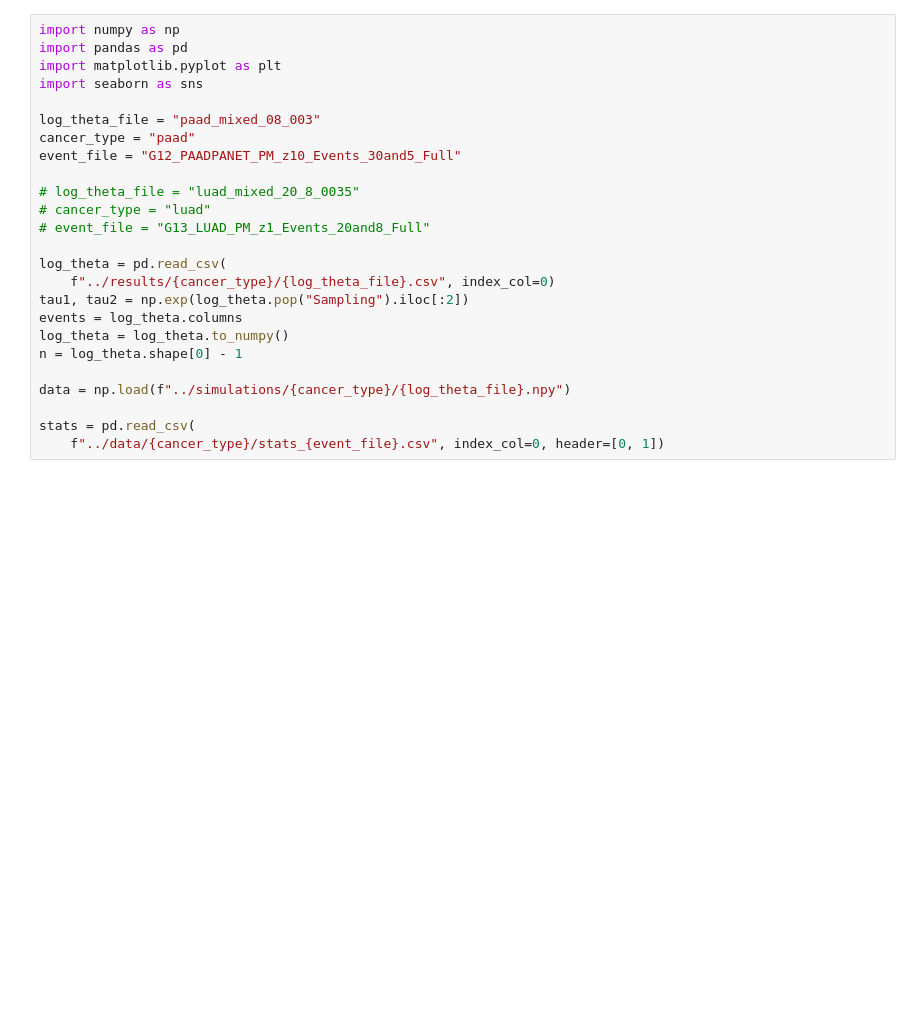
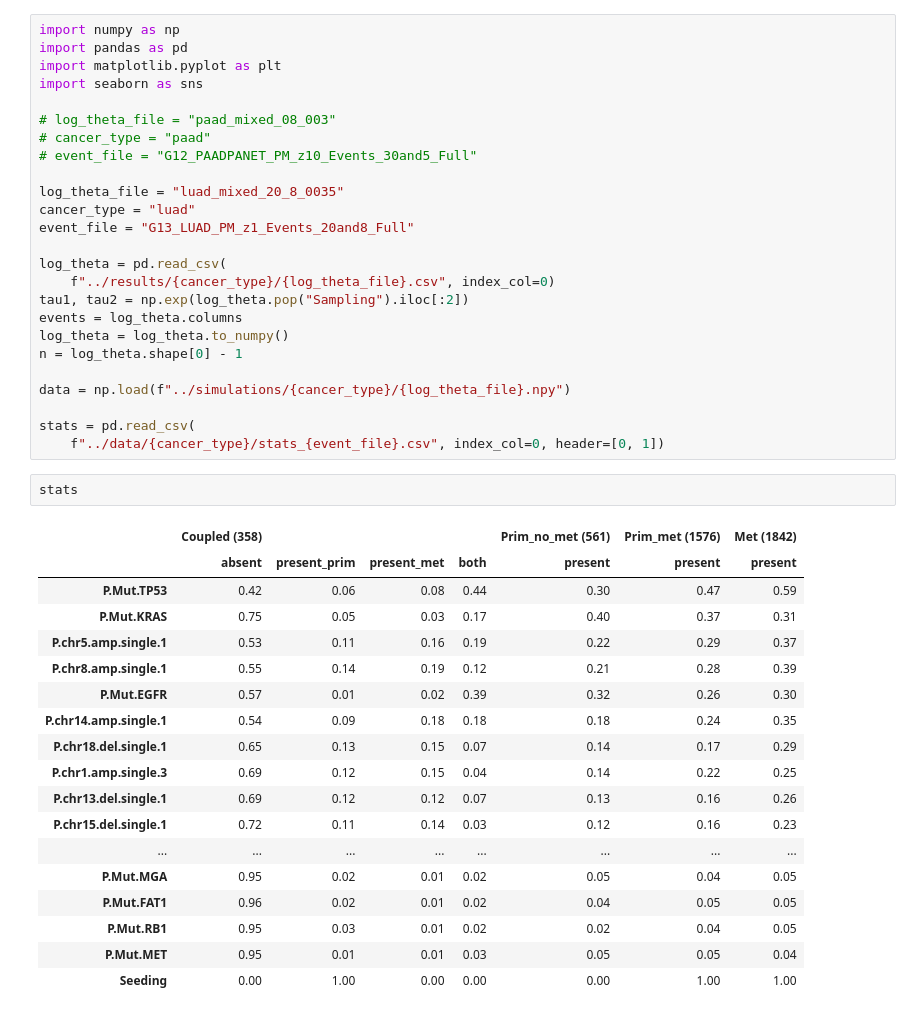
Before and after one commit to cbg-ethz/metMHN, a Jupyter notebook: analyses/frequency_analysis.ipynb, the cells around one changed output. Saved outputs shown, nothing was run; the diff lists cells and outputs as text; blank space fills up the shorter version.

```diff
--- a/analyses/frequency_analysis.ipynb
+++ b/analyses/frequency_analysis.ipynb
@@ -4,13 +4,13 @@ import pandas as pd
 import matplotlib.pyplot as plt
 import seaborn as sns
 
-log_theta_file = "paad_mixed_08_003"
-cancer_type = "paad"
-event_file = "G12_PAADPANET_PM_z10_Events_30and5_Full"
+# log_theta_file = "paad_mixed_08_003"
+# cancer_type = "paad"
+# event_file = "G12_PAADPANET_PM_z10_Events_30and5_Full"
 
-# log_theta_file = "luad_mixed_20_8_0035"
-# cancer_type = "luad"
-# event_file = "G13_LUAD_PM_z1_Events_20and8_Full"
+log_theta_file = "luad_mixed_20_8_0035"
+cancer_type = "luad"
+event_file = "G13_LUAD_PM_z1_Events_20and8_Full"
 
 log_theta = pd.read_csv(
     f"../results/{cancer_type}/{log_theta_file}.csv", index_col=0)
@@ -23,6 +23,27 @@ data = np.load(f"../simulations/{cancer_type}/{log_theta_file}.npy")
 
 stats = pd.read_csv(
     f"../data/{cancer_type}/stats_{event_file}.csv", index_col=0, header=[0, 1])
+# %%
+stats
+# %% [output]
+|  | Coupled (358) |  |  |  | Prim_no_met (561) | Prim_met (1576) | Met (1842) |
+|  | absent | present_prim | present_met | both | present | present | present |
+| P.Mut.TP53 | 0.42 | 0.06 | 0.08 | 0.44 | 0.30 | 0.47 | 0.59 |
+| P.Mut.KRAS | 0.75 | 0.05 | 0.03 | 0.17 | 0.40 | 0.37 | 0.31 |
+| P.chr5.amp.single.1 | 0.53 | 0.11 | 0.16 | 0.19 | 0.22 | 0.29 | 0.37 |
+| P.chr8.amp.single.1 | 0.55 | 0.14 | 0.19 | 0.12 | 0.21 | 0.28 | 0.39 |
+| P.Mut.EGFR | 0.57 | 0.01 | 0.02 | 0.39 | 0.32 | 0.26 | 0.30 |
+| P.chr14.amp.single.1 | 0.54 | 0.09 | 0.18 | 0.18 | 0.18 | 0.24 | 0.35 |
+| P.chr18.del.single.1 | 0.65 | 0.13 | 0.15 | 0.07 | 0.14 | 0.17 | 0.29 |
+| P.chr1.amp.single.3 | 0.69 | 0.12 | 0.15 | 0.04 | 0.14 | 0.22 | 0.25 |
+| P.chr13.del.single.1 | 0.69 | 0.12 | 0.12 | 0.07 | 0.13 | 0.16 | 0.26 |
+| P.chr15.del.single.1 | 0.72 | 0.11 | 0.14 | 0.03 | 0.12 | 0.16 | 0.23 |
+| ... | ... | ... | ... | ... | ... | ... | ... |
+| P.Mut.MGA | 0.95 | 0.02 | 0.01 | 0.02 | 0.05 | 0.04 | 0.05 |
+| P.Mut.FAT1 | 0.96 | 0.02 | 0.01 | 0.02 | 0.04 | 0.05 | 0.05 |
+| P.Mut.RB1 | 0.95 | 0.03 | 0.01 | 0.02 | 0.02 | 0.04 | 0.05 |
+| P.Mut.MET | 0.95 | 0.01 | 0.01 | 0.03 | 0.05 | 0.05 | 0.04 |
+| Seeding | 0.00 | 1.00 | 0.00 | 0.00 | 0.00 | 1.00 | 1.00 |
 # %%
 # get the counts from the columns and rename them to just what they describe
 relations = dict()
```
Also changed, not shown: parts of 13 cells of this notebook, 2 other files.
